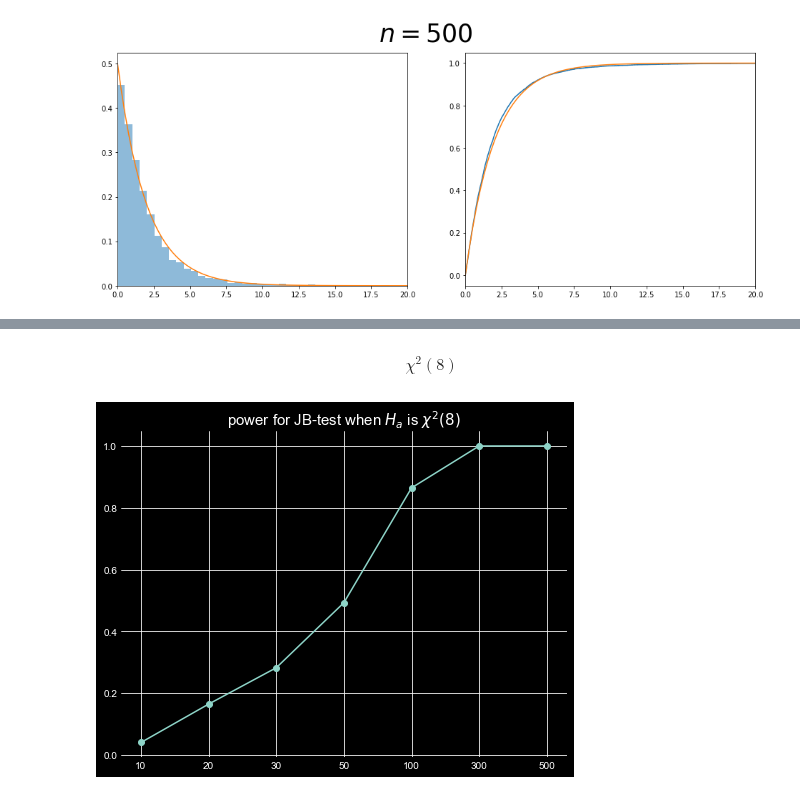
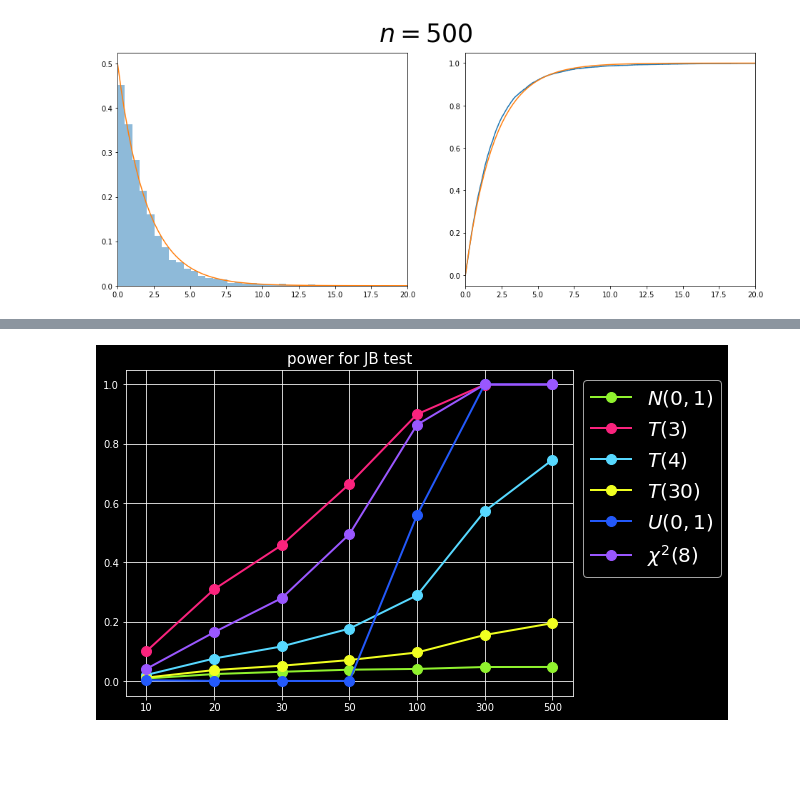
Before and after one commit to wavelolz/littlething, a Jupyter notebook: hw4.ipynb, the cells around one changed output, grey strips where cells are left out. Saved outputs shown, nothing was run; the diff lists cells and outputs as text; code cells hidden in the pictures; blank space fills up the shorter version.

```diff
--- a/hw4.ipynb
+++ b/hw4.ipynb
@@ -142,39 +161,36 @@ def power(x):
 
 plt.style.use("dark_background")
 
-def function_select_and_plot(index, title, n = [10, 20, 30, 50, 100, 300, 500]):
+
+def function_select_and_plot(index, color, label, n = [10, 20, 30, 50, 100, 300, 500]):
     result = []
-    if index == 1:
+    if index == 0:
         for i in n:
             test = norm.rvs(size = i * 50000).reshape(50000, i)
             result.append(power(test))
-    elif index == 2:
+    elif index == 1:
         for i in n:
             test = t.rvs(size = i * 50000, df = 3).reshape(50000, i)
             result.append(power(test))
-    elif index == 3:
+    elif index == 2:
         for i in n:
             test = t.rvs(size = i * 50000, df = 10).reshape(50000, i)
             result.append(power(test))
-    elif index == 4:
+    elif index == 3:
         for i in n:
                 test = t.rvs(size = i * 50000, df = 30).reshape(50000, i)
                 result.append(power(test))
-    elif index == 5:
+    elif index == 4:
         for i in n:
                 test = uniform.rvs(size = i * 50000, loc = 0, scale = 1).reshape(50000, i)
                 result.append(power(test))
-    elif index == 6:
+    elif index == 5:
         for i in n:
                 test = chi2.rvs(size = i * 50000, df = 8).reshape(50000, i)
                 result.append(power(test))
 
     x = np.arange(1, 8, 1)
-    fig, ax = plt.subplots(figsize = [8, 6])
-    ax.plot(x, result, marker = "o")
+    ax.plot(x, result, marker = "o", color = color, label = label, lw = 2, markersize = 10)
     ax.set_xticks(x)
     ax.set_xticklabels([str(i) for i in n])
-    ax.set_title(f"power for JB-test when $H_a$ is {title}", size = 15)
-
-
-    plt.show()
+    ax.set_title("power for JB test", size = 15)
@@ -211,6 +197,12 @@ function_select_and_plot(5, "$U(0, 1)$")
-# %% [markdown]
-$$\chi^2(8)$$
-# %%
-function_select_and_plot(6, "$\chi^2(8)$")
-# %% [output]
-[figure, removed]
+# %%
+fig, ax = plt.subplots(figsize = [8, 6])
+color = ["#90f22e", "#fa237d", "#57d8ff", "#f0ff21", "#2359fa", "#9a57ff"]
+label = ["$N(0, 1)$", "$T(3)$", "$T(4)$", "$T(30)$", "$U(0, 1)$", "$\chi^2(8)$"]
+for i in range(6):
+    function_select_and_plot(i, color = color[i], label = label[i])
+ax.grid(True)
+ax.legend(fontsize = 20, bbox_to_anchor = [1, 1])
+
+plt.show()
+# %% [output]
+[figure, added]
```
Also changed, not shown: parts of 21 cells of this notebook.
